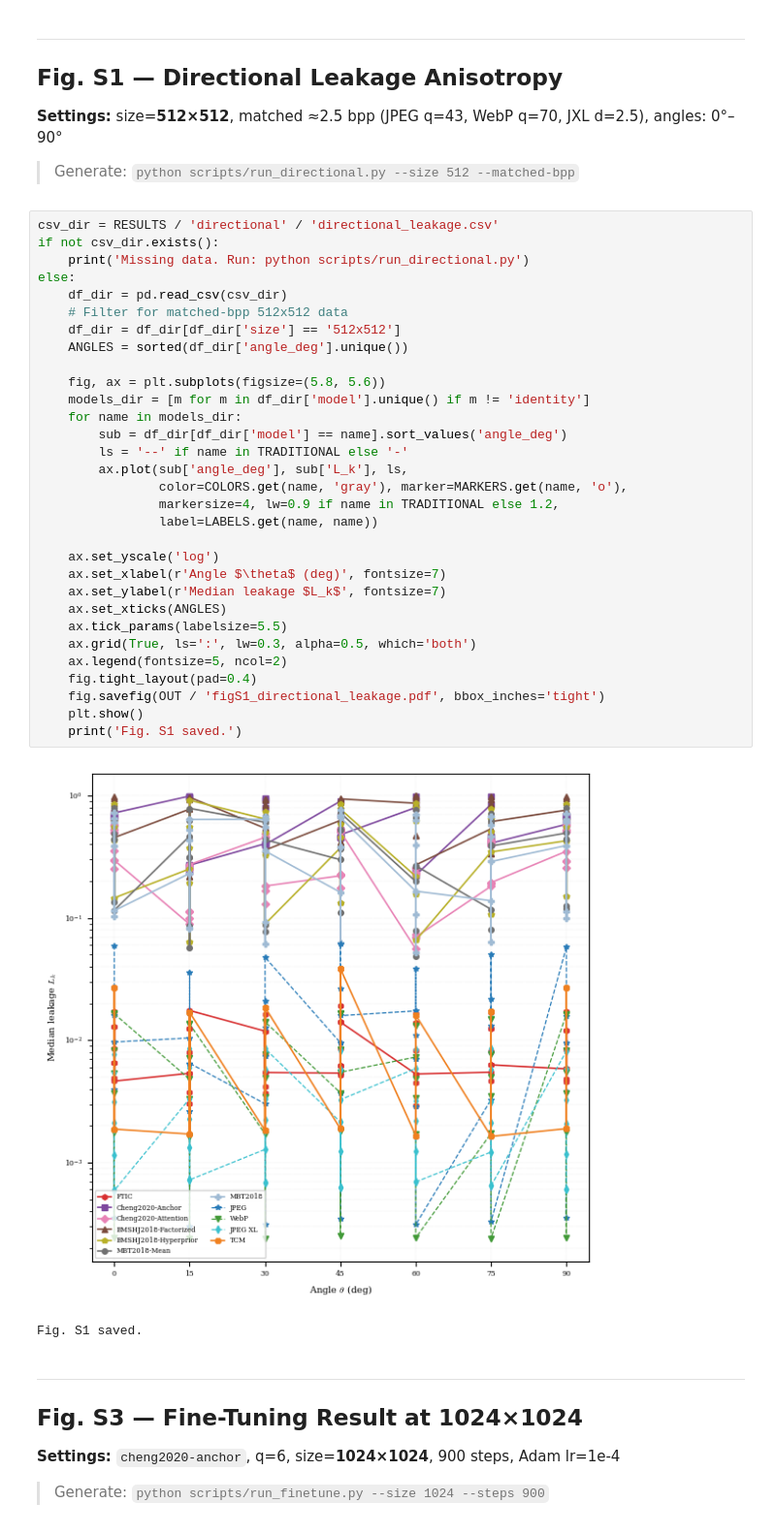
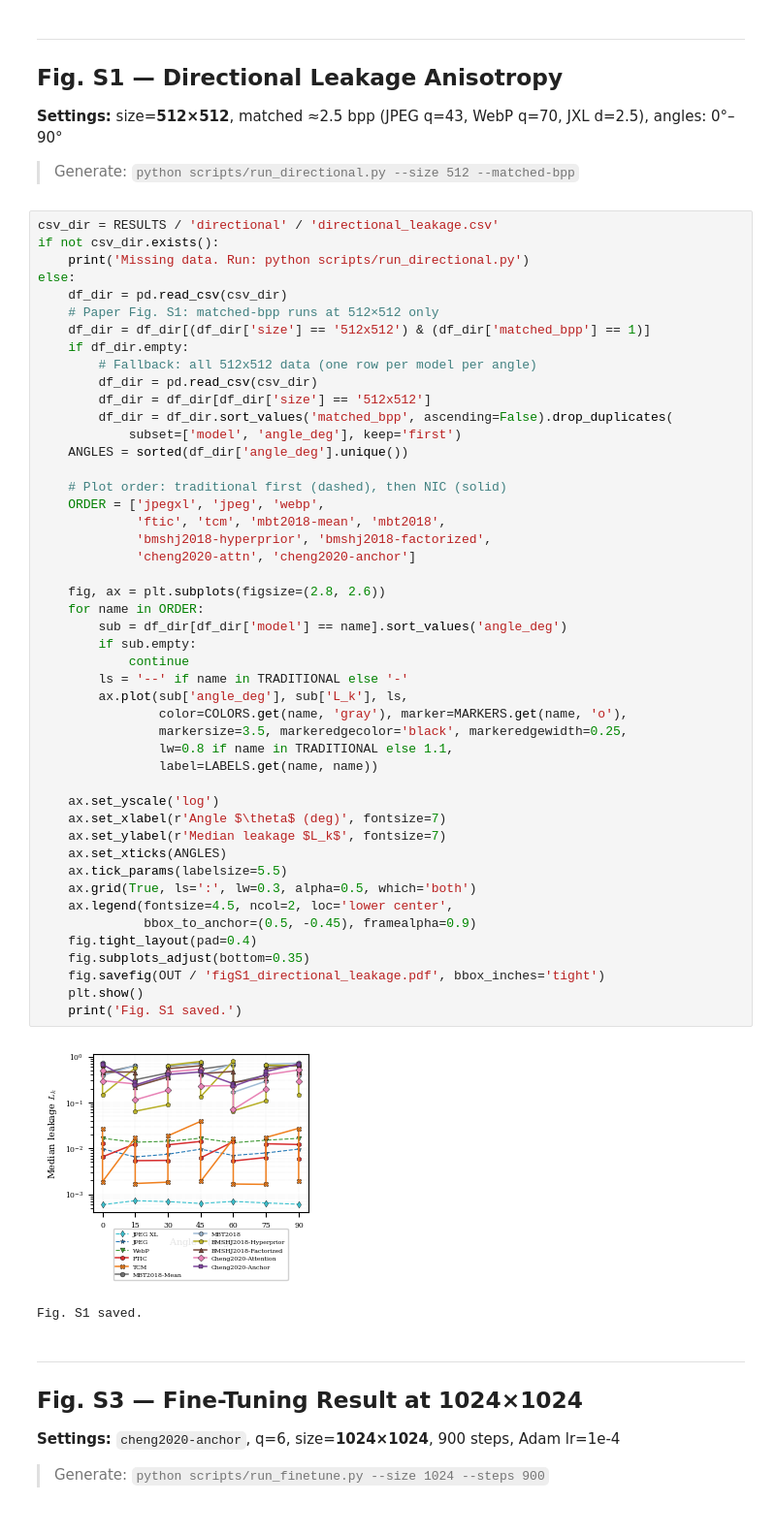
Before and after one commit to nkalmykovsk/dct_benchmark_nic, a Jupyter notebook: notebooks/02_paper_figures.ipynb, the cells around one changed output. Shown at 97% size. Cells and saved outputs as stored; diff of their text form.

```diff
--- a/notebooks/02_paper_figures.ipynb
+++ b/notebooks/02_paper_figures.ipynb
@@ -275,36 +279,52 @@ Fig. 5 saved.
 # %%
 csv_dir = RESULTS / 'directional' / 'directional_leakage.csv'
 if not csv_dir.exists():
     print('Missing data. Run: python scripts/run_directional.py')
 else:
     df_dir = pd.read_csv(csv_dir)
-    # Filter for matched-bpp 512x512 data
-    df_dir = df_dir[df_dir['size'] == '512x512']
+    # Paper Fig. S1: matched-bpp runs at 512×512 only
+    df_dir = df_dir[(df_dir['size'] == '512x512') & (df_dir['matched_bpp'] == 1)]
+    if df_dir.empty:
+        # Fallback: all 512x512 data (one row per model per angle)
+        df_dir = pd.read_csv(csv_dir)
+        df_dir = df_dir[df_dir['size'] == '512x512']
+        df_dir = df_dir.sort_values('matched_bpp', ascending=False).drop_duplicates(
+            subset=['model', 'angle_deg'], keep='first')
     ANGLES = sorted(df_dir['angle_deg'].unique())
 
-    fig, ax = plt.subplots(figsize=(5.8, 5.6))
-    models_dir = [m for m in df_dir['model'].unique() if m != 'identity']
-    for name in models_dir:
+    # Plot order: traditional first (dashed), then NIC (solid)
+    ORDER = ['jpegxl', 'jpeg', 'webp',
+             'ftic', 'tcm', 'mbt2018-mean', 'mbt2018',
+             'bmshj2018-hyperprior', 'bmshj2018-factorized',
+             'cheng2020-attn', 'cheng2020-anchor']
+
+    fig, ax = plt.subplots(figsize=(2.8, 2.6))
+    for name in ORDER:
         sub = df_dir[df_dir['model'] == name].sort_values('angle_deg')
+        if sub.empty:
+            continue
         ls = '--' if name in TRADITIONAL else '-'
         ax.plot(sub['angle_deg'], sub['L_k'], ls,
                 color=COLORS.get(name, 'gray'), marker=MARKERS.get(name, 'o'),
-                markersize=4, lw=0.9 if name in TRADITIONAL else 1.2,
+                markersize=3.5, markeredgecolor='black', markeredgewidth=0.25,
+                lw=0.8 if name in TRADITIONAL else 1.1,
                 label=LABELS.get(name, name))
 
     ax.set_yscale('log')
     ax.set_xlabel(r'Angle $\theta$ (deg)', fontsize=7)
     ax.set_ylabel(r'Median leakage $L_k$', fontsize=7)
     ax.set_xticks(ANGLES)
     ax.tick_params(labelsize=5.5)
     ax.grid(True, ls=':', lw=0.3, alpha=0.5, which='both')
-    ax.legend(fontsize=5, ncol=2)
+    ax.legend(fontsize=4.5, ncol=2, loc='lower center',
+              bbox_to_anchor=(0.5, -0.45), framealpha=0.9)
     fig.tight_layout(pad=0.4)
+    fig.subplots_adjust(bottom=0.35)
     fig.savefig(OUT / 'figS1_directional_leakage.pdf', bbox_inches='tight')
     plt.show()
     print('Fig. S1 saved.')
 # %% [output]
-[figure, old version]
+[figure, new version]
 Fig. S1 saved.
 # %% [markdown]
 ---
```
Also changed, not shown: parts of 3 cells of this notebook, 2 other files.
